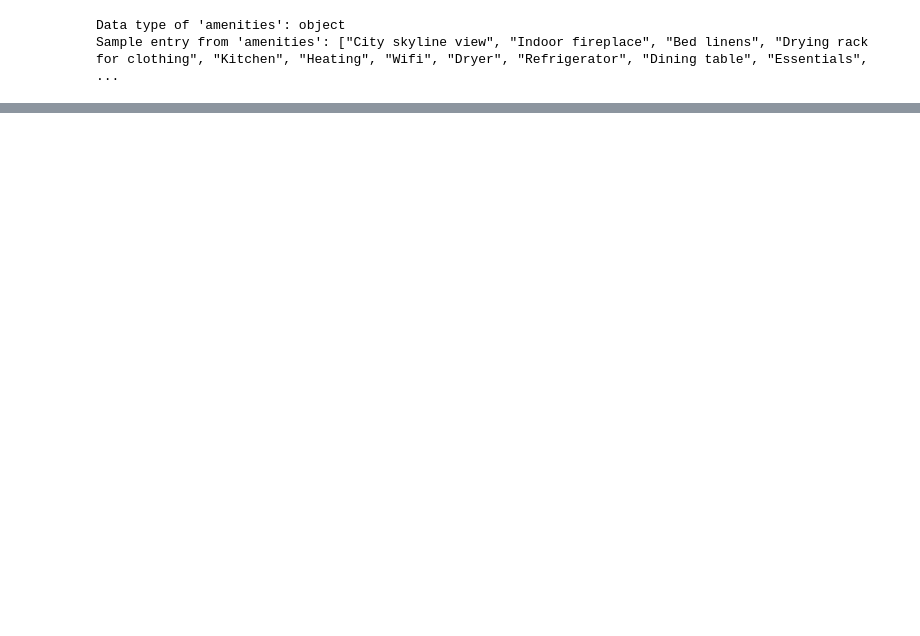
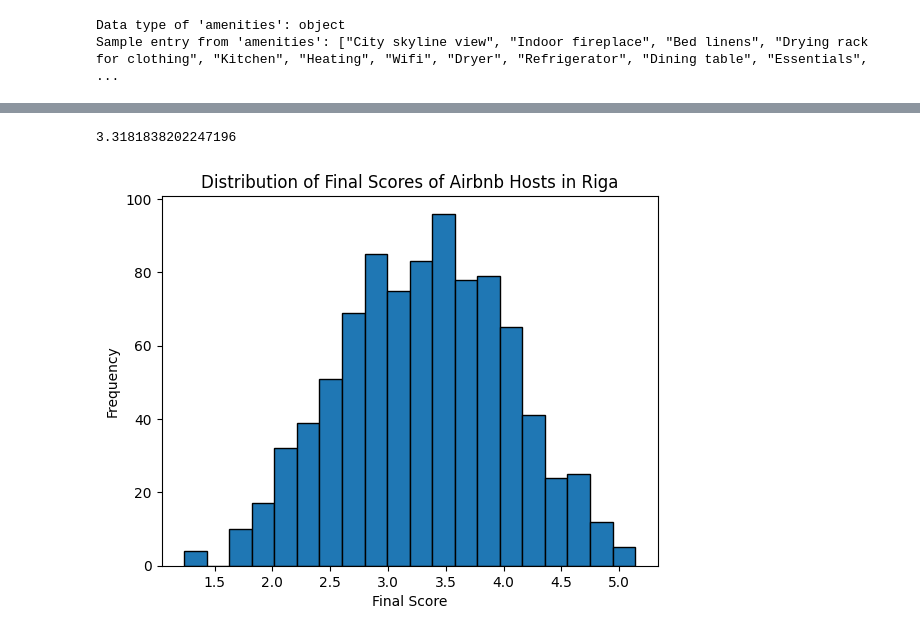
Before and after one commit to CarstenHennig/techlabshh_group13, a Jupyter notebook: Riga_full_InsideAirbnb.ipynb, the cells around one changed output, grey strips where cells are left out. Drawn from its saved outputs; the diff is of its cells as text; code cells hidden in the pictures; blank space fills up the shorter version.

Commit message:
Final work on Riga
Jupyter Notebook from Google Colab including all data files

```diff
--- a/Riga_full_InsideAirbnb.ipynb
+++ b/Riga_full_InsideAirbnb.ipynb
@@ -453,0 +627,4 @@ m.save('map.html')
+# %%
+# Calling in function and storing in variable result
+result = calc_attractiveness(filtered_df, df_threshold)
+result
@@ -453,0 +645,4 @@ m.save('map.html')
+# %%
+# Map and reverse test quantiles of 'price Score', because a low price means a high score
+reverse_price_quantile = result['price Score'].map(lambda x: 5 - (x - 1))
+reverse_price_quantile
@@ -453,0 +662,4 @@ m.save('map.html')
+# %%
+# Map and reverse test quantiles of 'distance', because a short distance means a high score
+reverse_distance_quantile = result['distance'].map(lambda x: 5 - (x - 1))
+reverse_distance_quantile
@@ -453,0 +679,4 @@ m.save('map.html')
+# %%
+# Weighting the scores of each column
+result['final score'] = 0.5 * reverse_price_quantile + 0.25 * result['review_scores_rating Score'] + 0.15 * reverse_distance_quantile + 0.1 * result['host_exp Score']
+result['final score']
@@ -453,0 +696,19 @@ m.save('map.html')
+# %%
+# Mean of final score
+mean_final_score = filtered_df['final score'].mean()
+mean_final_score
+# %% [output]
+3.3181838202247196
+# %%
+# Create histogram of final_scores
+final_scores = result['final score']
+
+plt.hist(final_scores, bins=20, edgecolor='k')  # Du kannst die Anzahl der Bins anpassen
+
+plt.xlabel('Final Score')
+plt.ylabel('Frequency')
+plt.title('Distribution of Final Scores of Airbnb Hosts in Riga')
+
+plt.show()
+# %% [output]
+[figure, added]
```
Also changed, not shown: parts of 77 cells of this notebook.
